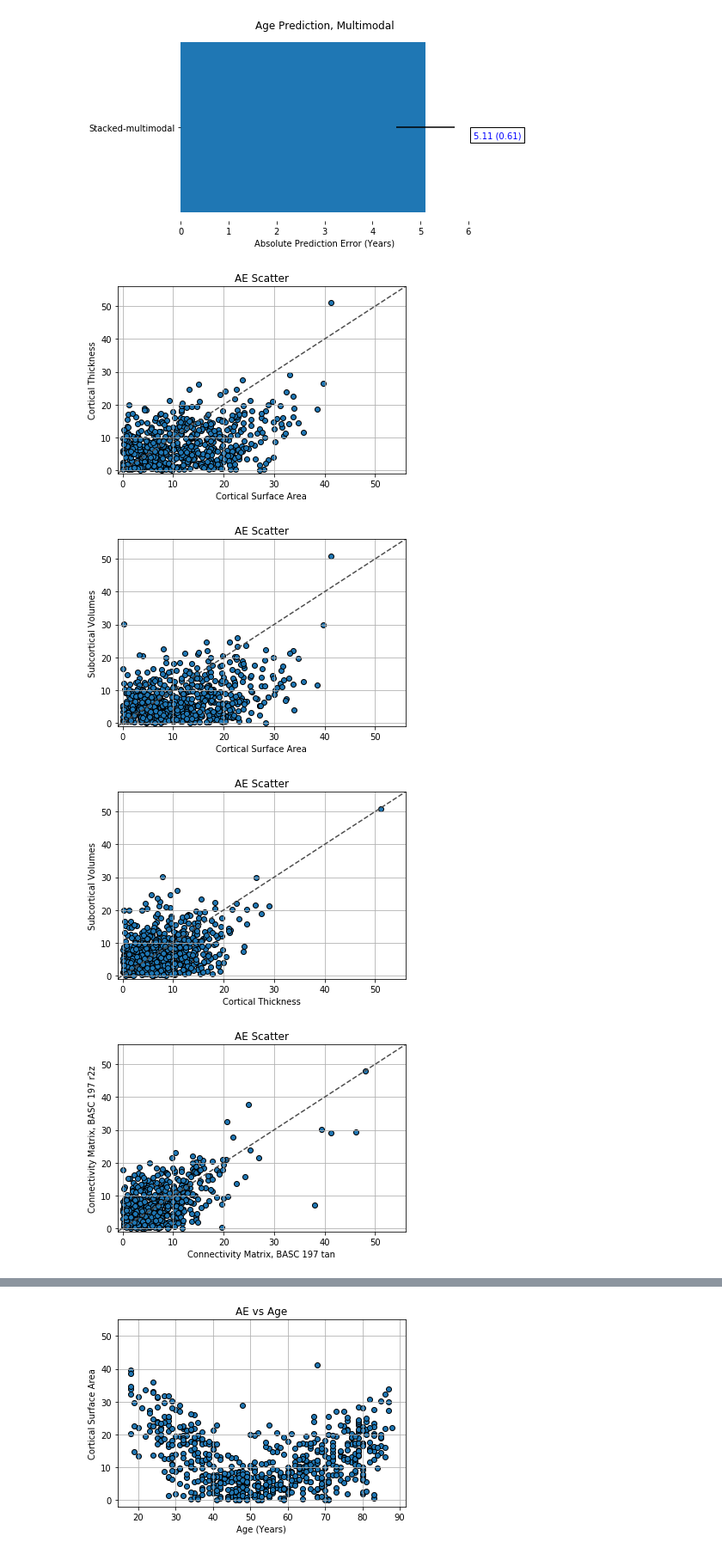
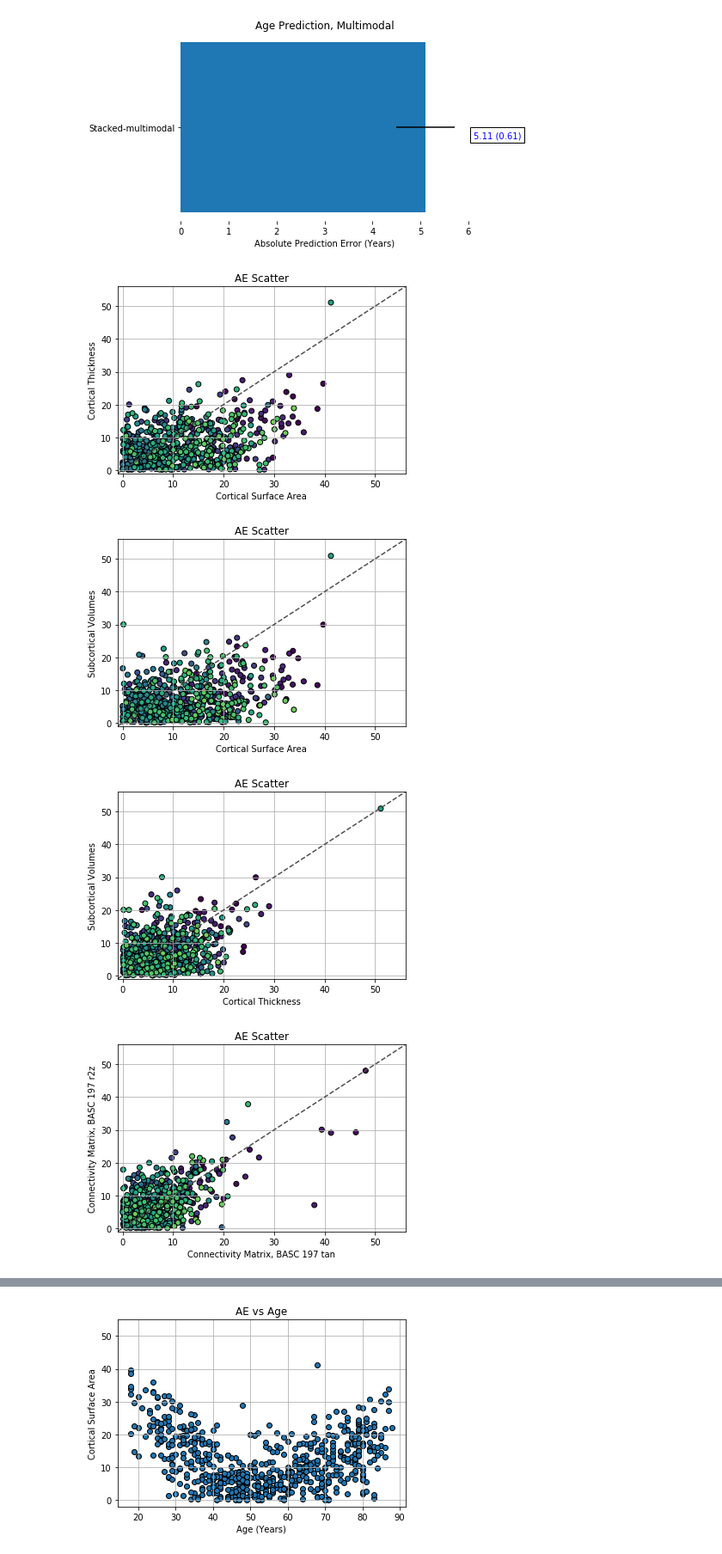
Before and after one commit to OlehKSS/camcan_analysis, a Jupyter notebook: notebook/mri/age_prediction.ipynb, the cells around one changed output, grey strips where cells are left out. Shown at 86% size. Saved outputs shown, nothing was run; the diff lists cells and outputs as text; code cells hidden in the pictures.

Commit message:
Errors based on age ranges

```diff
--- a/notebook/mri/age_prediction.ipynb
+++ b/notebook/mri/age_prediction.ipynb
@@ -397,11 +397,14 @@ plot_barchart(multimodal_mae_std, title='Age Prediction, Multimodal', bar_text_i
 # %%
 anatomy_pred_diff.pop('Stacked-anatomy', None)
 function_pred_diff.pop('Stacked-function', None)
 
-plot_error_scatters(anatomy_pred_diff, xlim=(0, 55), ylim=(0, 55))
-plot_error_scatters(function_pred_diff, xlim=(0, 55), ylim=(0, 55))
+age_anatomy = subjects_data.loc[area_data.index.values].age.values
+plot_error_scatters(anatomy_pred_diff, age=age_anatomy, xlim=(0, 55), ylim=(0, 55))
+
+age_function = subjects_data.loc[connect_data_tangent_basc.index.values].age.values
+plot_error_scatters(function_pred_diff, age=age_function, xlim=(0, 55), ylim=(0, 55))
 # %% [output]
-[figure, old version]
+[figure, new version]
-[figure, old version]
+[figure, new version]
-[figure, old version]
+[figure, new version]
-[figure, old version]
+[figure, new version]
```
Also changed, not shown: parts of 5 cells of this notebook, 2 other files.
